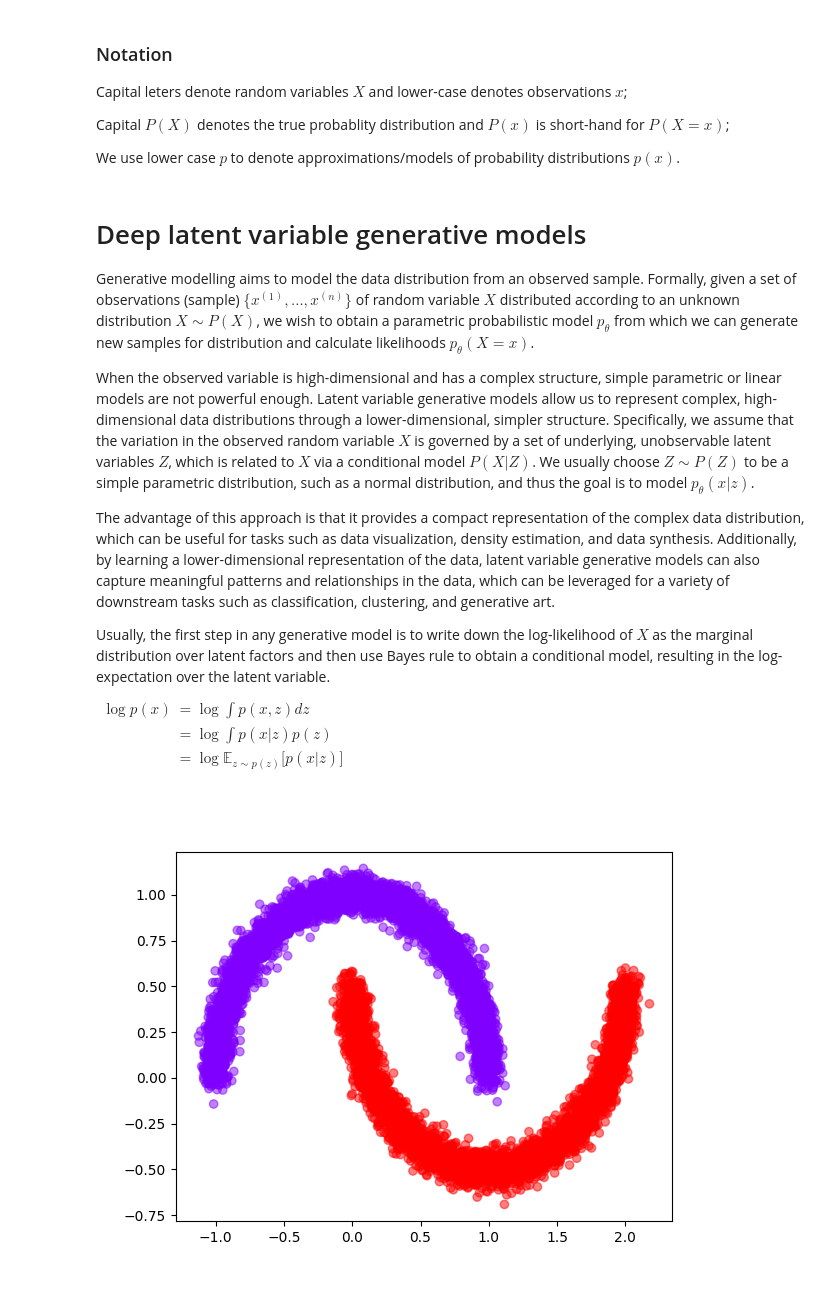
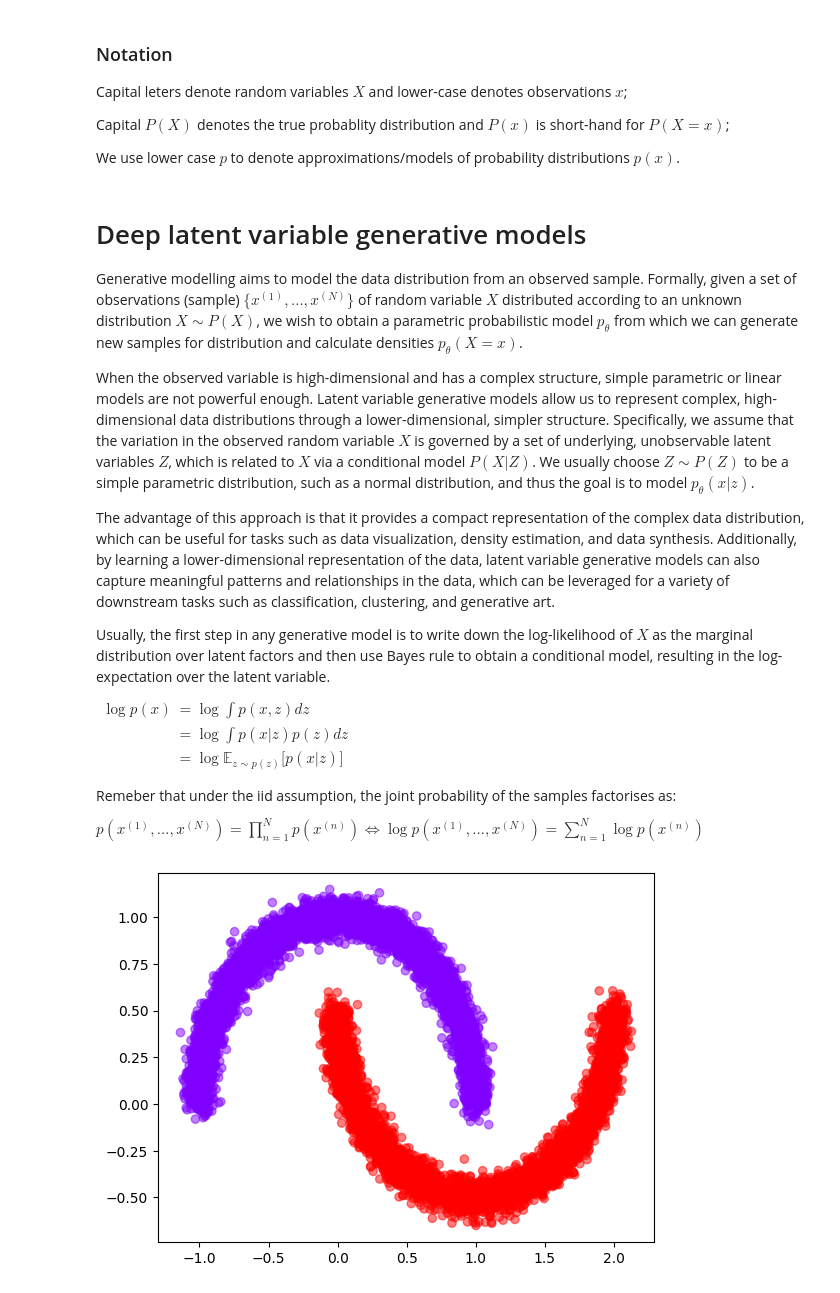
Before and after one commit to MiguelMonteiro/deep_latent_generative_models, a Jupyter notebook: student.ipynb, the cells around one changed output. Cells and saved outputs as stored; diff of their text form; code cells hidden in the pictures.

```diff
--- a/student.ipynb
+++ b/student.ipynb
@@ -8,7 +8,7 @@ We use lower case $p$ to denote approximations/models of probability distributio
 # %% [markdown]
 # Deep latent variable generative models
 
-Generative modelling aims to model the data distribution from an observed sample. Formally, given a set of observations (sample) $\{x^{(1)}, \ldots, x^{(n)}\}$ of random variable $X$ distributed according to an unknown distribution $X \sim P(X)$, we wish to obtain a parametric probabilistic model $p_\theta$ from which we can generate new samples for distribution and calculate likelihoods  $p_\theta(X=x)$.
+Generative modelling aims to model the data distribution from an observed sample. Formally, given a set of observations (sample) $\{x^{(1)}, \ldots, x^{(N)}\}$ of random variable $X$ distributed according to an unknown distribution $X \sim P(X)$, we wish to obtain a parametric probabilistic model $p_\theta$ from which we can generate new samples for distribution and calculate densities $p_\theta(X=x)$.
 
 When the observed variable is high-dimensional and has a complex structure, simple parametric or linear models are not powerful enough.
 Latent variable generative models allow us to represent complex, high-dimensional data distributions through a lower-dimensional, simpler structure. Specifically, we assume that the variation in the observed random variable $X$ is governed by a set of underlying, unobservable latent variables $Z$, which is related to $X$ via a conditional model $P(X \vert Z)$.
@@ -18,41 +18,43 @@ The advantage of this approach is that it provides a compact representation of t
 
 Usually, the first step in any generative model is to write down the log-likelihood of $X$ as the marginal distribution over latent factors and then use Bayes rule to obtain a conditional model, resulting in the log-expectation over the latent variable.
 
-$\begin{aligned} \log p(x) &= \log \int p(x, z) dz \\ &= \log \int p(x \vert z)p(z) \\ &= \log \mathbb{E}_{z \sim p(z)}\big[p(x \vert z)\big] \end{aligned}$
+$\begin{aligned} \log p(x) &= \log \int p(x, z) dz \\ &= \log \int p(x \vert z)p(z) dz\\ &= \log \mathbb{E}_{z \sim p(z)}\big[p(x \vert z)\big] \end{aligned}$
+
+Remeber that under the iid assumption, the joint probability of the samples factorises as:
+
+$p(x^{(1)}, \ldots, x^{(N)}) = \prod_{n=1}^N p(x^{(n)}) \iff \log p(x^{(1)}, \ldots, x^{(N)}) = \sum_{n=1}^N \log p(x^{(n)})$
 # %%
-import os
-from PIL import Image
 import matplotlib.pyplot as plt
 import numpy as np
 import sklearn.datasets as datasets
 import torch
 from torch.utils.data import DataLoader, Dataset, random_split
 
 class MoonsDataset(Dataset):
     def __init__(self, n_samples=10000, noise=0.01):
-        X, y = datasets.make_moons(n_samples=10000, noise=noise)
+        X, y = datasets.make_moons(n_samples=n_samples, noise=noise)
         assert isinstance(X, np.ndarray) and isinstance(y, np.ndarray)
 
         self.X = torch.from_numpy(X).float()
         self.y = torch.from_numpy(y).long()
     def __len__(self):
         return len(self.X)
     def __getitem__(self, idx):
         return self.X[idx], self.y[idx]
 
 
 ds = MoonsDataset(noise=.05)
 n_train, n_val, n_test = 6000, 2000, 2000
 train_ds, val_ds, test_ds = random_split(ds, [n_train, n_val, n_test])
 
 train_loader = DataLoader(train_ds, batch_size=128, shuffle=True, num_workers=4)
 val_loader = DataLoader(val_ds, batch_size=128, shuffle=False, num_workers=4)
 test_loader = DataLoader(test_ds, batch_size=128, shuffle=False, num_workers=4)
 
 plt.scatter(ds.X[:, 0], ds.X[:, 1], c=ds.y, cmap="rainbow", alpha=0.5)
 plt.show()
 # %% [output]
-[figure, old version]
+[figure, new version]
 # %% [markdown]
 ## Monte-Carlo Expectation Maximisation
 
```
Also changed, not shown: parts of 12 cells of this notebook.
